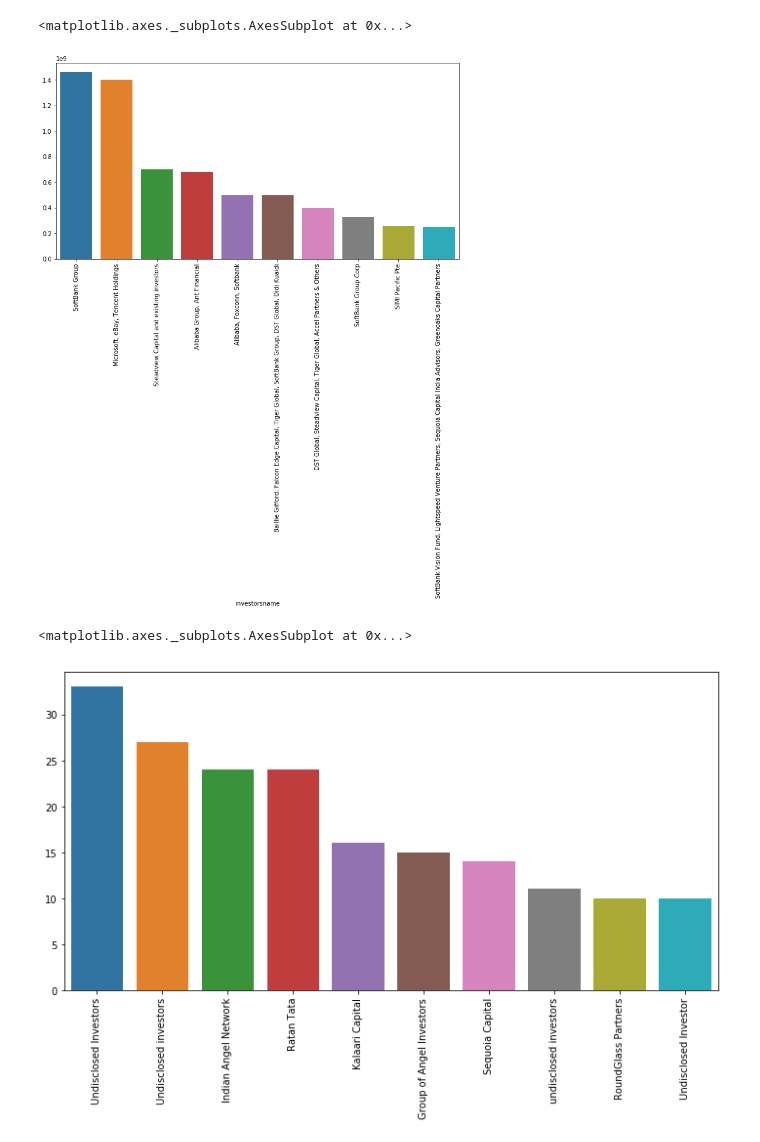
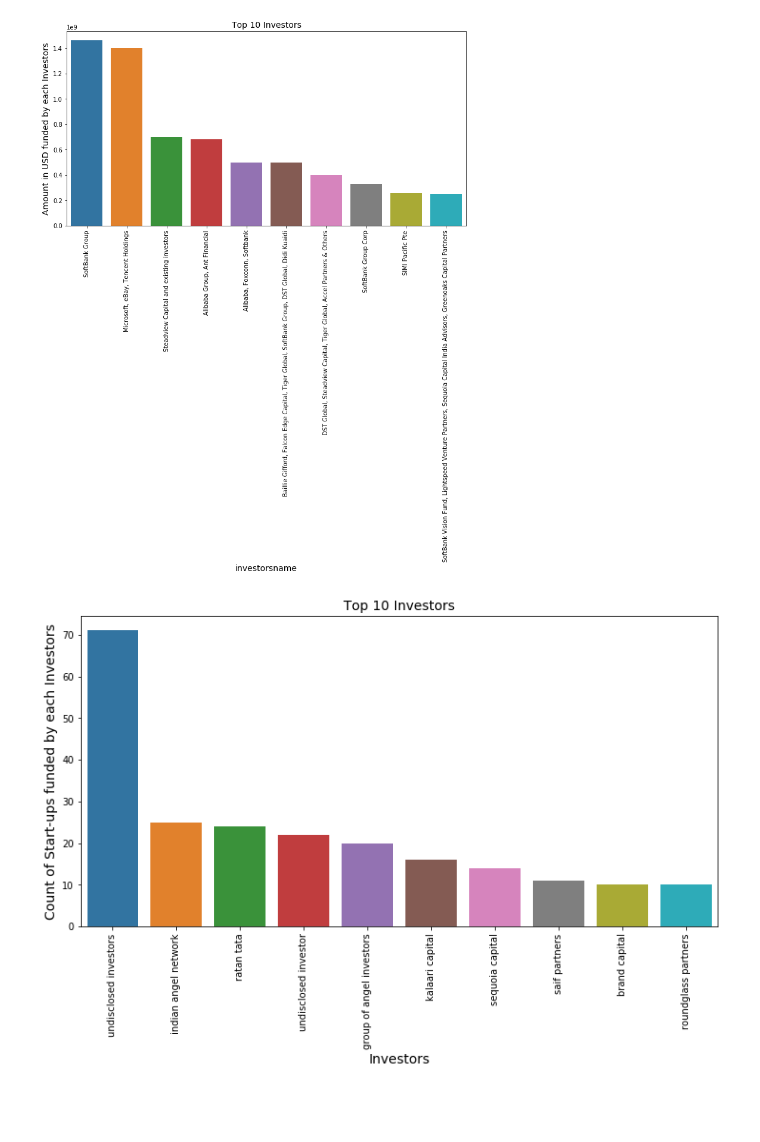
Before and after one commit to rushabh-mehta/GA-Hackathon1, a Jupyter notebook: data_visualization_hackathon.ipynb, the cells around one changed output. Saved outputs shown, nothing was run; the diff lists cells and outputs as text; code cells hidden in the pictures; blank space fills up the shorter version.

```diff
--- a/data_visualization_hackathon.ipynb
+++ b/data_visualization_hackathon.ipynb
@@ -191,21 +201,28 @@ data_inv_sum.sort_values(ascending=False,inplace=True)
 #Plotting the above data
 plt.figure(figsize=(12,6))
 plt.xticks(rotation="vertical")
+plt.xlabel("Investors", fontsize=14)
+plt.ylabel("Amount in USD funded by each Investors", fontsize=14)
+plt.title("Top 10 Investors", fontsize=14)
 sns.barplot(x=data_inv_sum.index[:10],y=data_inv_sum.values[:10])
+plt.show()
 # %% [output]
-<matplotlib.axes._subplots.AxesSubplot at 0x...>
-[figure, old version]
+[figure, new version]
 # %%
 #Determing the number of start-ups each investor invested in
+data_inv["investorsname"] = data_inv["investorsname"].str.lower()
 plot = data_inv['investorsname'].value_counts().head(10)
 # %%
 #Plotting the above data
 plt.figure(figsize=(12,6))
 plt.xticks(rotation="vertical")
+plt.xlabel("Investors", fontsize=14)
+plt.ylabel("Count of Start-ups funded by each Investors", fontsize=14)
+plt.title("Top 10 Investors", fontsize=14)
 sns.barplot(x=plot.index[:10],y=plot.values[:10])
+plt.show()
 # %% [output]
-<matplotlib.axes._subplots.AxesSubplot at 0x...>
-[figure, old version]
+[figure, new version]
 # %%
 #Determining which favoured investment type (question 7)
 dataset_investment_type = dataset_original
```
Also changed, not shown: parts of 17 cells of this notebook.
